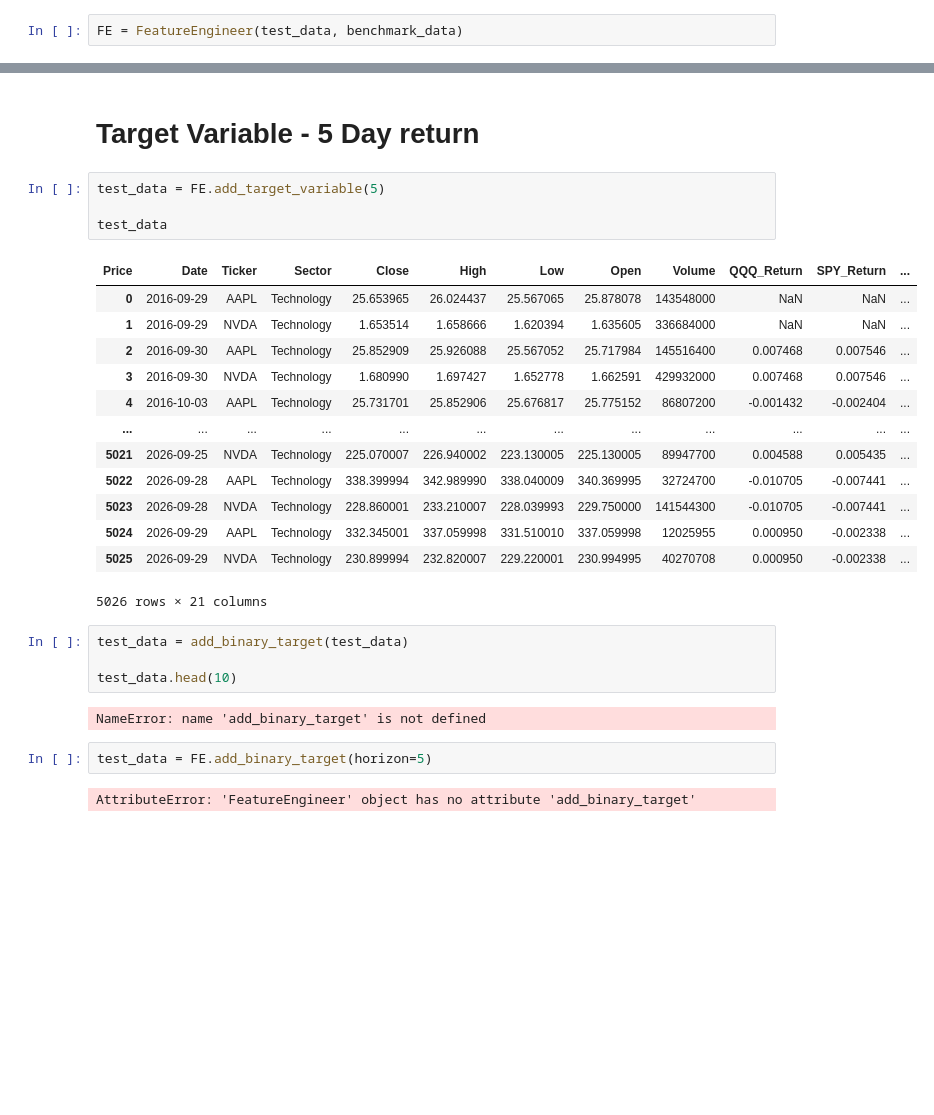
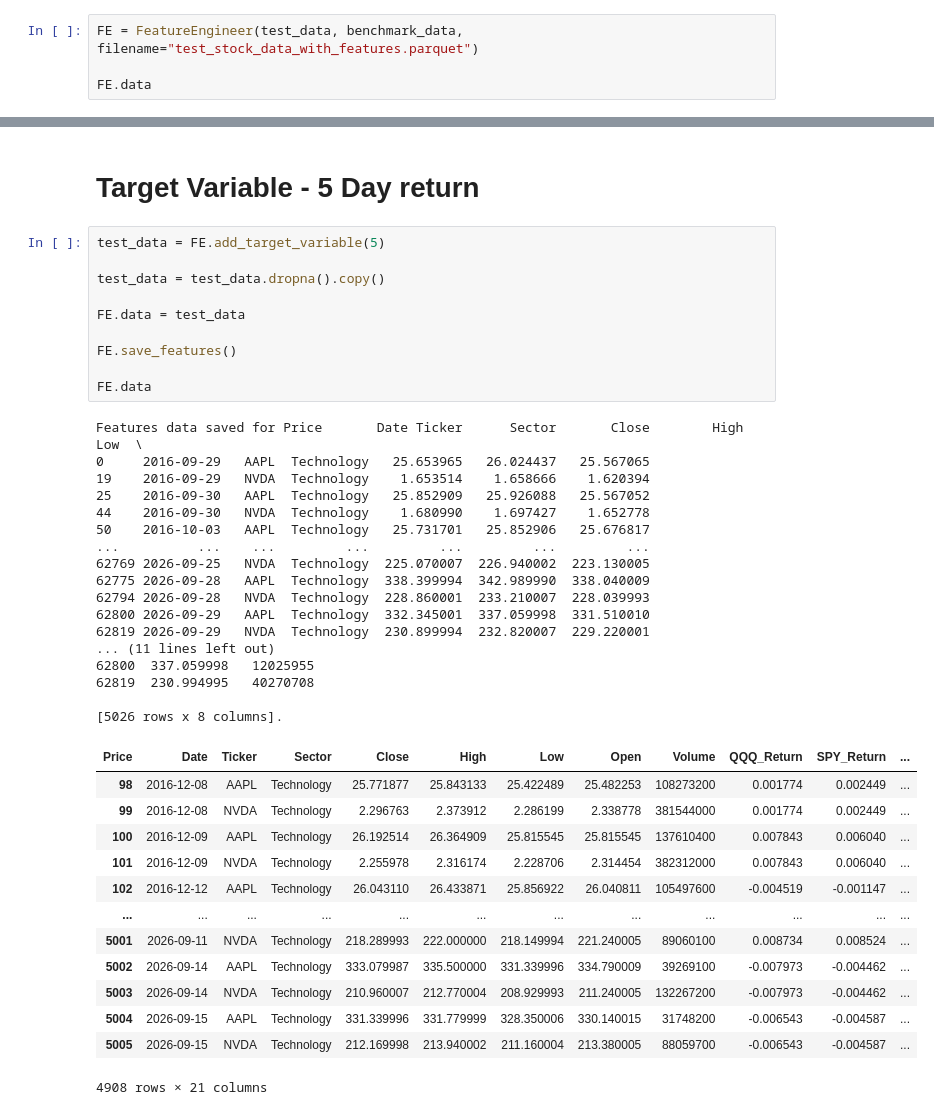
Before and after one commit to acsimpson16/market_ml_research, a Jupyter notebook: notebooks/Feature_engineering.ipynb, the cells around one changed output, grey strips where cells are left out. Cells and saved outputs as stored; diff of their text form; blank space fills up the shorter version.

```diff
--- a/notebooks/Feature_engineering.ipynb
+++ b/notebooks/Feature_engineering.ipynb
@@ -59,4 +59,6 @@ test_data
 | 62819 | 2026-09-29 | NVDA | Technology | 230.899994 | 232.820007 | 229.220001 | 230.994995 | 40270708 |
 5026 rows × 8 columns
 # %%
-FE = FeatureEngineer(test_data, benchmark_data)
+FE = FeatureEngineer(test_data, benchmark_data, filename="test_stock_data_with_features.parquet")
+
+FE.data
@@ -151,28 +167,41 @@ test_data
 # %%
 test_data = FE.add_target_variable(5)
 
-test_data
+test_data = test_data.dropna().copy()
+
+FE.data = test_data
+
+FE.save_features()
+
+FE.data
 # %% [output]
+Features data saved for Price       Date Ticker      Sector       Close        High         Low  \
+0     2016-09-29   AAPL  Technology   25.653965   26.024437   25.567065
+19    2016-09-29   NVDA  Technology    1.653514    1.658666    1.620394
+25    2016-09-30   AAPL  Technology   25.852909   25.926088   25.567052
+44    2016-09-30   NVDA  Technology    1.680990    1.697427    1.652778
+50    2016-10-03   AAPL  Technology   25.731701   25.852906   25.676817
+...          ...    ...         ...         ...         ...         ...
+62769 2026-09-25   NVDA  Technology  225.070007  226.940002  223.130005
+62775 2026-09-28   AAPL  Technology  338.399994  342.989990  338.040009
+62794 2026-09-28   NVDA  Technology  228.860001  233.210007  228.039993
+62800 2026-09-29   AAPL  Technology  332.345001  337.059998  331.510010
+62819 2026-09-29   NVDA  Technology  230.899994  232.820007  229.220001
+... (11 lines left out)
+62800  337.059998   12025955
+62819  230.994995   40270708
+
+[5026 rows x 8 columns].
 | Price | Date | Ticker | Sector | Close | High | Low | Open | Volume | QQQ_Return | SPY_Return | ... |
-| 0 | 2016-09-29 | AAPL | Technology | 25.653965 | 26.024437 | 25.567065 | 25.878078 | 143548000 | NaN | NaN | ... |
-| 1 | 2016-09-29 | NVDA | Technology | 1.653514 | 1.658666 | 1.620394 | 1.635605 | 336684000 | NaN | NaN | ... |
-| 2 | 2016-09-30 | AAPL | Technology | 25.852909 | 25.926088 | 25.567052 | 25.717984 | 145516400 | 0.007468 | 0.007546 | ... |
-| 3 | 2016-09-30 | NVDA | Technology | 1.680990 | 1.697427 | 1.652778 | 1.662591 | 429932000 | 0.007468 | 0.007546 | ... |
-| 4 | 2016-10-03 | AAPL | Technology | 25.731701 | 25.852906 | 25.676817 | 25.775152 | 86807200 | -0.001432 | -0.002404 | ... |
+| 98 | 2016-12-08 | AAPL | Technology | 25.771877 | 25.843133 | 25.422489 | 25.482253 | 108273200 | 0.001774 | 0.002449 | ... |
+| 99 | 2016-12-08 | NVDA | Technology | 2.296763 | 2.373912 | 2.286199 | 2.338778 | 381544000 | 0.001774 | 0.002449 | ... |
+| 100 | 2016-12-09 | AAPL | Technology | 26.192514 | 26.364909 | 25.815545 | 25.815545 | 137610400 | 0.007843 | 0.006040 | ... |
+| 101 | 2016-12-09 | NVDA | Technology | 2.255978 | 2.316174 | 2.228706 | 2.314454 | 382312000 | 0.007843 | 0.006040 | ... |
+| 102 | 2016-12-12 | AAPL | Technology | 26.043110 | 26.433871 | 25.856922 | 26.040811 | 105497600 | -0.004519 | -0.001147 | ... |
 | ... | ... | ... | ... | ... | ... | ... | ... | ... | ... | ... | ... |
-| 5021 | 2026-09-25 | NVDA | Technology | 225.070007 | 226.940002 | 223.130005 | 225.130005 | 89947700 | 0.004588 | 0.005435 | ... |
-| 5022 | 2026-09-28 | AAPL | Technology | 338.399994 | 342.989990 | 338.040009 | 340.369995 | 32724700 | -0.010705 | -0.007441 | ... |
-| 5023 | 2026-09-28 | NVDA | Technology | 228.860001 | 233.210007 | 228.039993 | 229.750000 | 141544300 | -0.010705 | -0.007441 | ... |
-| 5024 | 2026-09-29 | AAPL | Technology | 332.345001 | 337.059998 | 331.510010 | 337.059998 | 12025955 | 0.000950 | -0.002338 | ... |
-| 5025 | 2026-09-29 | NVDA | Technology | 230.899994 | 232.820007 | 229.220001 | 230.994995 | 40270708 | 0.000950 | -0.002338 | ... |
+| 5001 | 2026-09-11 | NVDA | Technology | 218.289993 | 222.000000 | 218.149994 | 221.240005 | 89060100 | 0.008734 | 0.008524 | ... |
+| 5002 | 2026-09-14 | AAPL | Technology | 333.079987 | 335.500000 | 331.339996 | 334.790009 | 39269100 | -0.007973 | -0.004462 | ... |
+| 5003 | 2026-09-14 | NVDA | Technology | 210.960007 | 212.770004 | 208.929993 | 211.240005 | 132267200 | -0.007973 | -0.004462 | ... |
+| 5004 | 2026-09-15 | AAPL | Technology | 331.339996 | 331.779999 | 328.350006 | 330.140015 | 31748200 | -0.006543 | -0.004587 | ... |
+| 5005 | 2026-09-15 | NVDA | Technology | 212.169998 | 213.940002 | 211.160004 | 213.380005 | 88059700 | -0.006543 | -0.004587 | ... |
-5026 rows × 21 columns
+4908 rows × 21 columns
-# %%
-test_data = add_binary_target(test_data)
-
-test_data.head(10)
-# %% [output]
-NameError: name 'add_binary_target' is not defined
-# %%
-test_data = FE.add_binary_target(horizon=5)
-# %% [output]
-AttributeError: 'FeatureEngineer' object has no attribute 'add_binary_target'
```
Also changed, not shown: parts of 2 cells of this notebook, 5 other files.
